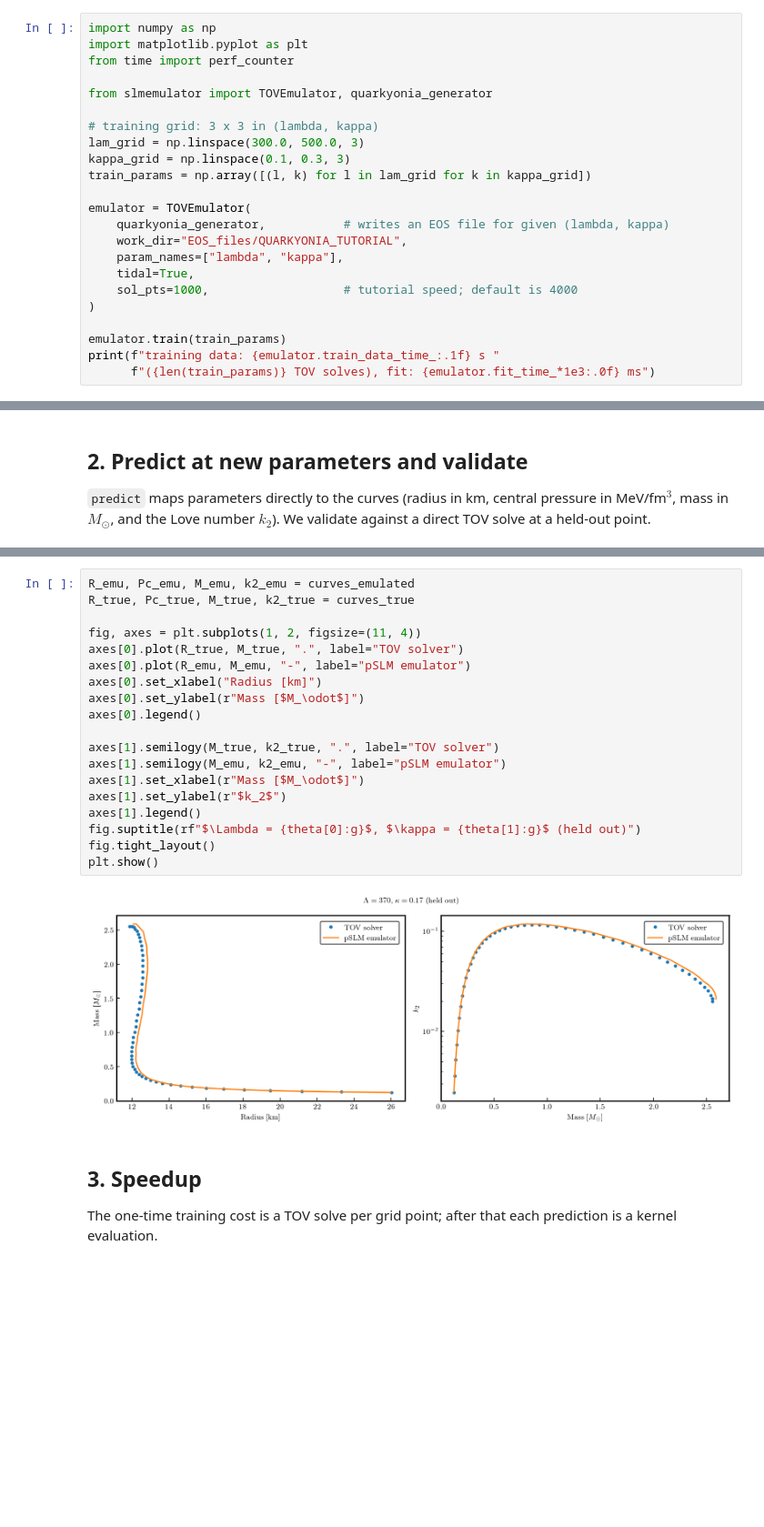
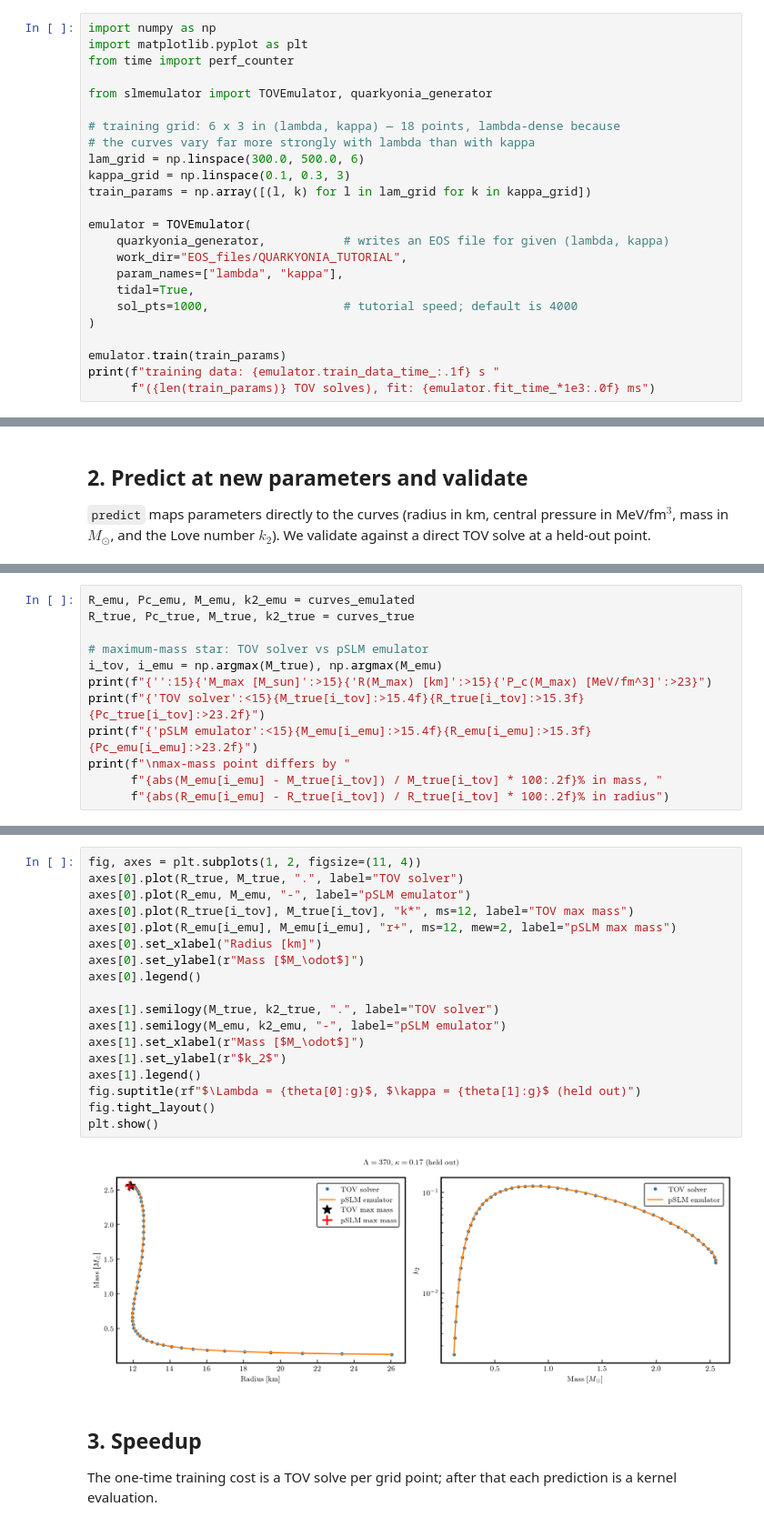
Before and after one commit to asemposki/SLM, a Jupyter notebook: docs/tutorials/pSLM_emulator.ipynb, the cells around one changed output, grey strips where cells are left out. Shown at 91% size. Cells and saved outputs as stored; diff of their text form; blank space fills up the shorter version.

Commit message:
Updated pSLM emulator

```diff
--- a/docs/tutorials/pSLM_emulator.ipynb
+++ b/docs/tutorials/pSLM_emulator.ipynb
@@ -32,8 +37,9 @@ from time import perf_counter
 
 from slmemulator import TOVEmulator, quarkyonia_generator
 
-# training grid: 3 x 3 in (lambda, kappa)
-lam_grid = np.linspace(300.0, 500.0, 3)
+# training grid: 6 x 3 in (lambda, kappa) — 18 points, lambda-dense because
+# the curves vary far more strongly with lambda than with kappa
+lam_grid = np.linspace(300.0, 500.0, 6)
 kappa_grid = np.linspace(0.1, 0.3, 3)
 train_params = np.array([(l, k) for l in lam_grid for k in kappa_grid])
 
@@ -93,0 +104,12 @@ max relative error, k2                : 9.11e-02
+# %%
+R_emu, Pc_emu, M_emu, k2_emu = curves_emulated
+R_true, Pc_true, M_true, k2_true = curves_true
+
+# maximum-mass star: TOV solver vs pSLM emulator
+i_tov, i_emu = np.argmax(M_true), np.argmax(M_emu)
+print(f"{'':15}{'M_max [M_sun]':>15}{'R(M_max) [km]':>15}{'P_c(M_max) [MeV/fm^3]':>23}")
+print(f"{'TOV solver':<15}{M_true[i_tov]:>15.4f}{R_true[i_tov]:>15.3f}{Pc_true[i_tov]:>23.2f}")
+print(f"{'pSLM emulator':<15}{M_emu[i_emu]:>15.4f}{R_emu[i_emu]:>15.3f}{Pc_emu[i_emu]:>23.2f}")
+print(f"\nmax-mass point differs by "
+      f"{abs(M_emu[i_emu] - M_true[i_tov]) / M_true[i_tov] * 100:.2f}% in mass, "
+      f"{abs(R_emu[i_emu] - R_true[i_tov]) / R_true[i_tov] * 100:.2f}% in radius")
@@ -94,24 +122,23 @@ max relative error, k2                : 9.11e-02
 # %%
-R_emu, Pc_emu, M_emu, k2_emu = curves_emulated
-R_true, Pc_true, M_true, k2_true = curves_true
-
 fig, axes = plt.subplots(1, 2, figsize=(11, 4))
 axes[0].plot(R_true, M_true, ".", label="TOV solver")
 axes[0].plot(R_emu, M_emu, "-", label="pSLM emulator")
+axes[0].plot(R_true[i_tov], M_true[i_tov], "k*", ms=12, label="TOV max mass")
+axes[0].plot(R_emu[i_emu], M_emu[i_emu], "r+", ms=12, mew=2, label="pSLM max mass")
 axes[0].set_xlabel("Radius [km]")
 axes[0].set_ylabel(r"Mass [$M_\odot$]")
 axes[0].legend()
 
 axes[1].semilogy(M_true, k2_true, ".", label="TOV solver")
 axes[1].semilogy(M_emu, k2_emu, "-", label="pSLM emulator")
 axes[1].set_xlabel(r"Mass [$M_\odot$]")
 axes[1].set_ylabel(r"$k_2$")
 axes[1].legend()
 fig.suptitle(rf"$\Lambda = {theta[0]:g}$, $\kappa = {theta[1]:g}$ (held out)")
 fig.tight_layout()
 plt.show()
 # %% [output]
-[figure, old version]
+[figure, new version]
 # %% [markdown]
 ## 3. Speedup
 
```
Also changed, not shown: parts of 9 cells of this notebook, 4 other files.
